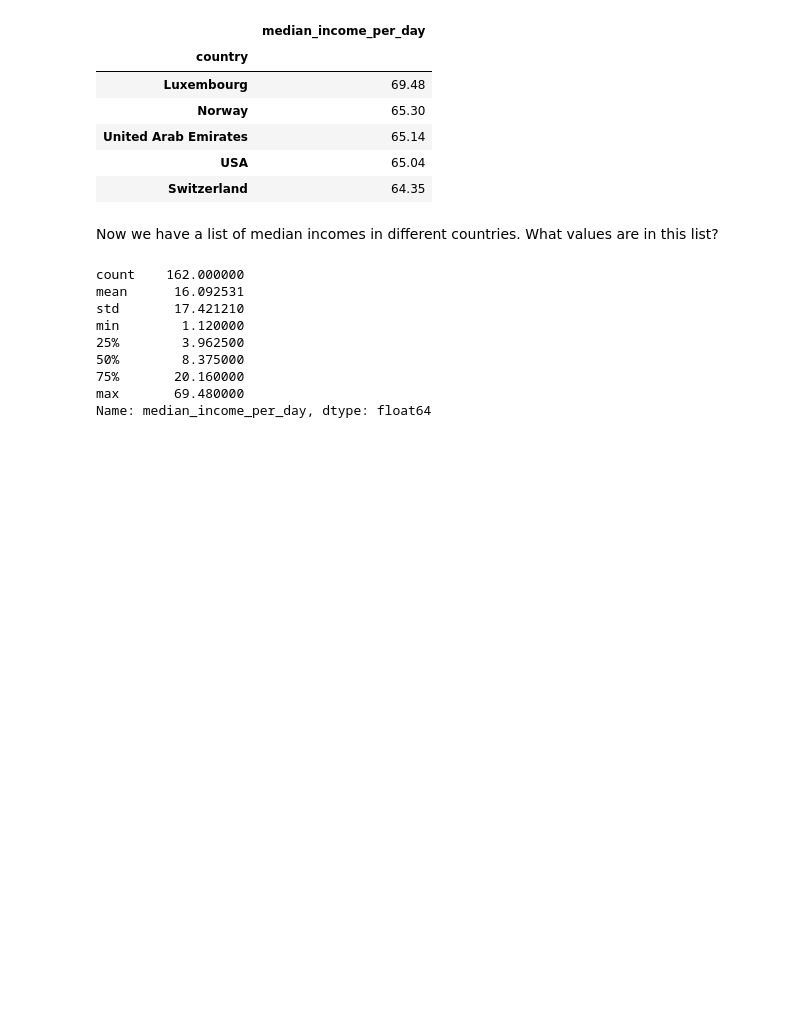
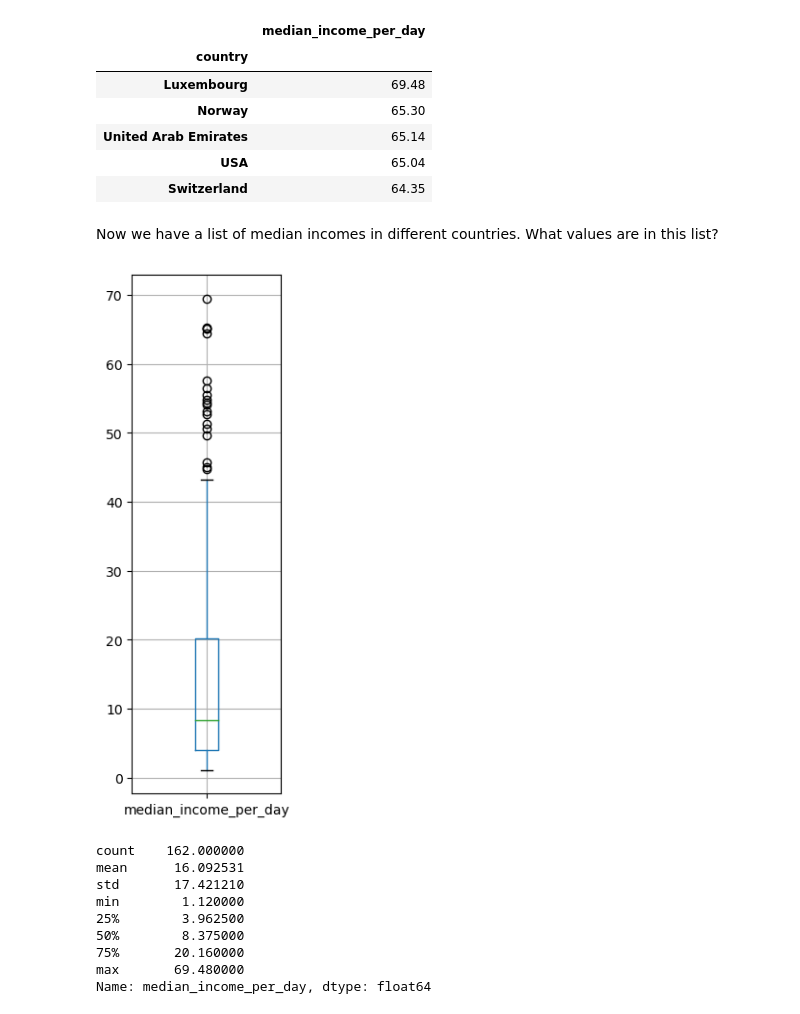
Before and after one commit to 12jerek34jeremi/dawp_project, a Jupyter notebook: notebook.ipynb, the cells around one changed output. Saved outputs shown, nothing was run; the diff lists cells and outputs as text; code cells hidden in the pictures; blank space fills up the shorter version.

```diff
--- a/notebook.ipynb
+++ b/notebook.ipynb
@@ -398,6 +398,11 @@ money_df.head()
 | Switzerland | 64.35 |
 # %% [markdown]
 Now we have a list of median incomes in different countries.  What values are in this list?
+# %%
+money_df.boxplot('median_income_per_day', figsize=(2,7))
+plt.show()
+# %% [output]
+[figure, added]
 # %%
 money_df['median_income_per_day'].describe()
 # %% [output]
```
Also changed, not shown: parts of 4 cells of this notebook, 1 other file.
